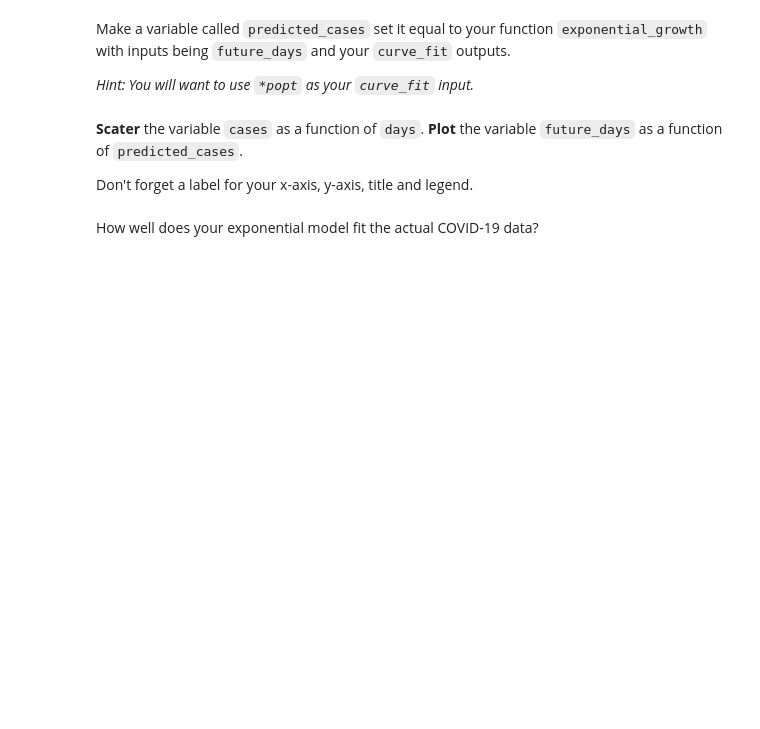
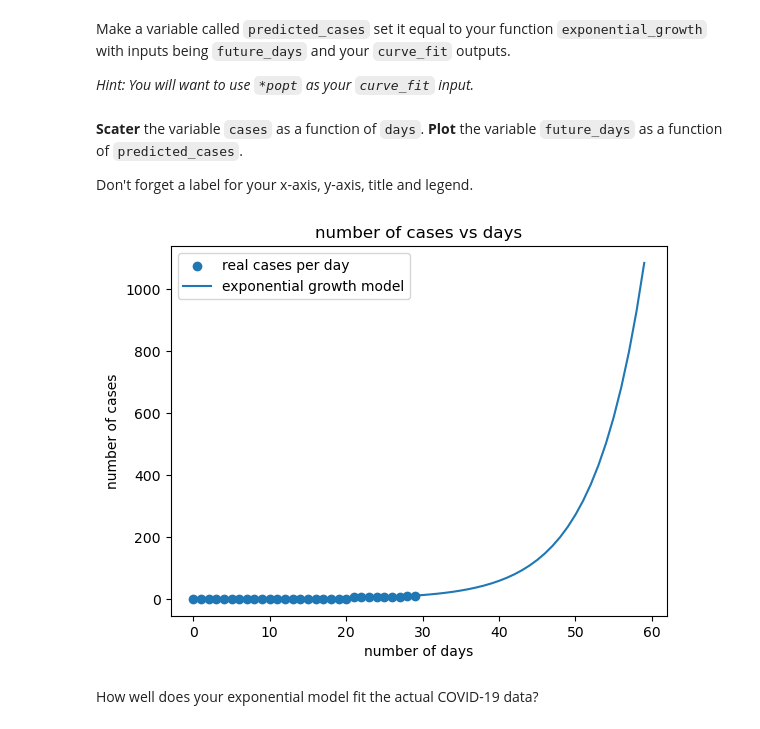
Before and after one commit to ADeight0n/ulab_angelina, a Jupyter notebook: homework13/hw13.ipynb, the cells around one changed output. Drawn from its saved outputs; the diff is of its cells as text; code cells hidden in the pictures; blank space fills up the shorter version.

```diff
--- a/homework13/hw13.ipynb
+++ b/homework13/hw13.ipynb
@@ -144,10 +254,14 @@ Make a new variable called `days` and another new variable called `cases`. To th
 With `curve_fit` fit the model. Give it the argument `p0 = [1, 0.1]`.
 # %%
 # Your code here
+p0 = [1, 0.1]
+popt, pcov = curve_fit(exponential_growth, days, cases, p0 = p0)
 # %% [markdown]
 Extract the best-fit parameters from `popt`. Call them `C0_fit` and `r_fit`.
 # %%
 # Your code here
+C0_fit = popt[0]
+r_fit = popt[1]
 # %% [markdown]
 Print your variables `C0_fit` with **two** significant digits. Print your variables `r_fit` with **four** significant digits.
 # %%
@@ -156,18 +273,30 @@ Print your variables `C0_fit` with **two** significant digits. Print your variab
 Make sure to have `matplotlib` imported. Make a variable called `future_days` give it a numpy range from `0` to `60`. We want to predict up to 60 days.
 # %%
 # Your code here
+future_days = np.arange(60)
 # %% [markdown]
 Make a variable called `predicted_cases` set it equal to your function `exponential_growth` with inputs being `future_days` and your `curve_fit` outputs.
 
 *Hint: You will want to use `*popt` as your `curve_fit` input.*
 # %%
 # Your code here
+predicted_cases = exponetial_growth(future_days, C0_fit, r_fit)
 # %% [markdown]
 **Scater** the variable `cases` as a function of `days`. **Plot** the variable `future_days` as a function of `predicted_cases`.
 
 Don't forget a label for your x-axis, y-axis, title and legend.
 # %%
 # Your code here
+plt.scatter(days, cases, label = 'real cases per day')
+plt.plot(future_days, predicted_cases, label = 'exponential growth model')
+
+plt.xlabel('number of days')
+plt.ylabel('number of cases')
+plt.title('number of cases vs days')
+plt.legend()
+plt.show()
+# %% [output]
+[figure, added]
 # %% [markdown]
 How well does your exponential model fit the actual COVID-19 data?
 # %%
```
Also changed, not shown: parts of 25 cells of this notebook, 3 other files.
